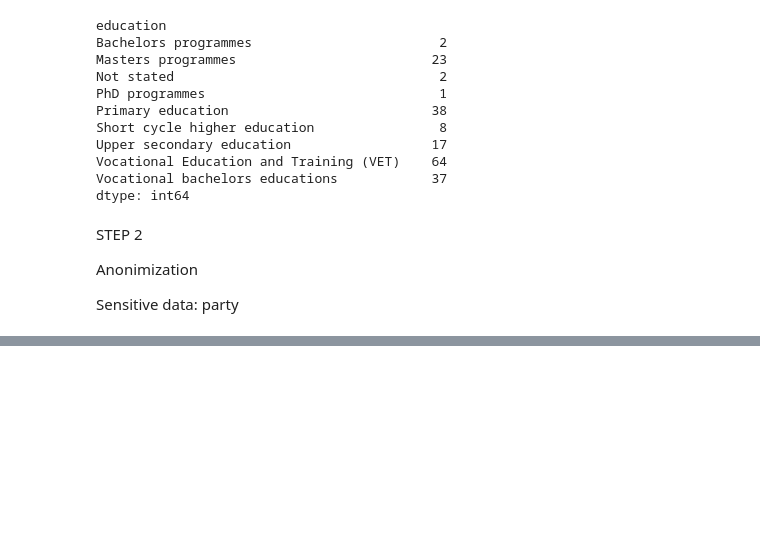
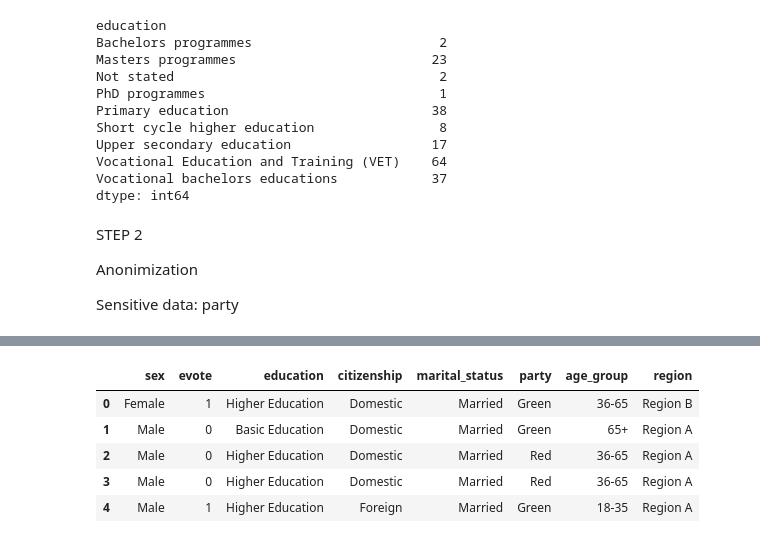
Before and after one commit to biobab/priv_proj, a Jupyter notebook: proj.ipynb, the cells around one changed output, grey strips where cells are left out. Drawn from its saved outputs; the diff is of its cells as text; code cells hidden in the pictures; blank space fills up the shorter version.

```diff
--- a/proj.ipynb
+++ b/proj.ipynb
@@ -588,0 +675,62 @@ party
+# %%
+import pandas as pd
+
+# Load the dataset
+survey_data = pd.read_excel("data/private_dataG.xlsx")  # Replace with your actual file path
+
+# Step 1: Remove 'name' to ensure direct identifiers are not in the dataset
+anonymized_survey_data = survey_data.drop(columns=['name'])
+
+# Step 2: Generalize 'dob' to new age groups: "18-35", "36-65", "65+"
+def broader_age_group(dob):
+    age = 2024 - dob.year
+    if age <= 35:
+        return "18-35"
+    elif age <= 65:
+        return "36-65"
+    else:
+        return "65+"
+
+anonymized_survey_data['age_group'] = pd.to_datetime(anonymized_survey_data['dob']).apply(broader_age_group)
+anonymized_survey_data = anonymized_survey_data.drop(columns=['dob'])
+
+# Step 3: Generalize 'zip' to regions
+zip_to_region = {2100: 'Region A', 2200: 'Region A', 2300: 'Region B', 2400: 'Region B'}
+anonymized_survey_data['region'] = anonymized_survey_data['zip'].map(zip_to_region)
+anonymized_survey_data = anonymized_survey_data.drop(columns=['zip'])
+
+# Step 4: Simplify 'marital_status' to broader categories
+marital_mapping = {
+    'Never married': 'Single',
+    'Divorced': 'Single',
+    'Married/separated': 'Married',
+    'Widowed': 'Married'
+}
+anonymized_survey_data['marital_status'] = anonymized_survey_data['marital_status'].map(marital_mapping)
+
+# Step 5: Generalize 'education' into fewer categories
+education_mapping = {
+    'Primary education': 'Basic Education',
+    'Upper secondary education': 'Basic Education',
+    'Vocational Education and Training (VET)': 'Higher Education',
+    'Short cycle higher education': 'Higher Education',
+    'Vocational bachelors educations': 'Higher Education',
+    'Bachelors programmes': 'Higher Education',
+    'Masters programmes': 'Higher Education',
+    'PhD programmes': 'Higher Education',
+    'Not stated': 'Basic Education'
+}
+anonymized_survey_data['education'] = anonymized_survey_data['education'].map(education_mapping)
+
+# Step 6: Generalize 'citizenship' to 'Domestic' or 'Foreign'
+anonymized_survey_data['citizenship'] = anonymized_survey_data['citizenship'].apply(lambda x: 'Domestic' if x == 'Denmark' else 'Foreign')
+
+# Display the final anonymized survey data
+anonymized_survey_data.head()
+# %% [output]
+|  | sex | evote | education | citizenship | marital_status | party | age_group | region |
+| 0 | Female | 1 | Higher Education | Domestic | Married | Green | 36-65 | Region B |
+| 1 | Male | 0 | Basic Education | Domestic | Married | Green | 65+ | Region A |
+| 2 | Male | 0 | Higher Education | Domestic | Married | Red | 36-65 | Region A |
+| 3 | Male | 0 | Higher Education | Domestic | Married | Red | 36-65 | Region A |
+| 4 | Male | 1 | Higher Education | Foreign | Married | Green | 18-35 | Region A |
```
Also changed, not shown: parts of 8 cells of this notebook.
